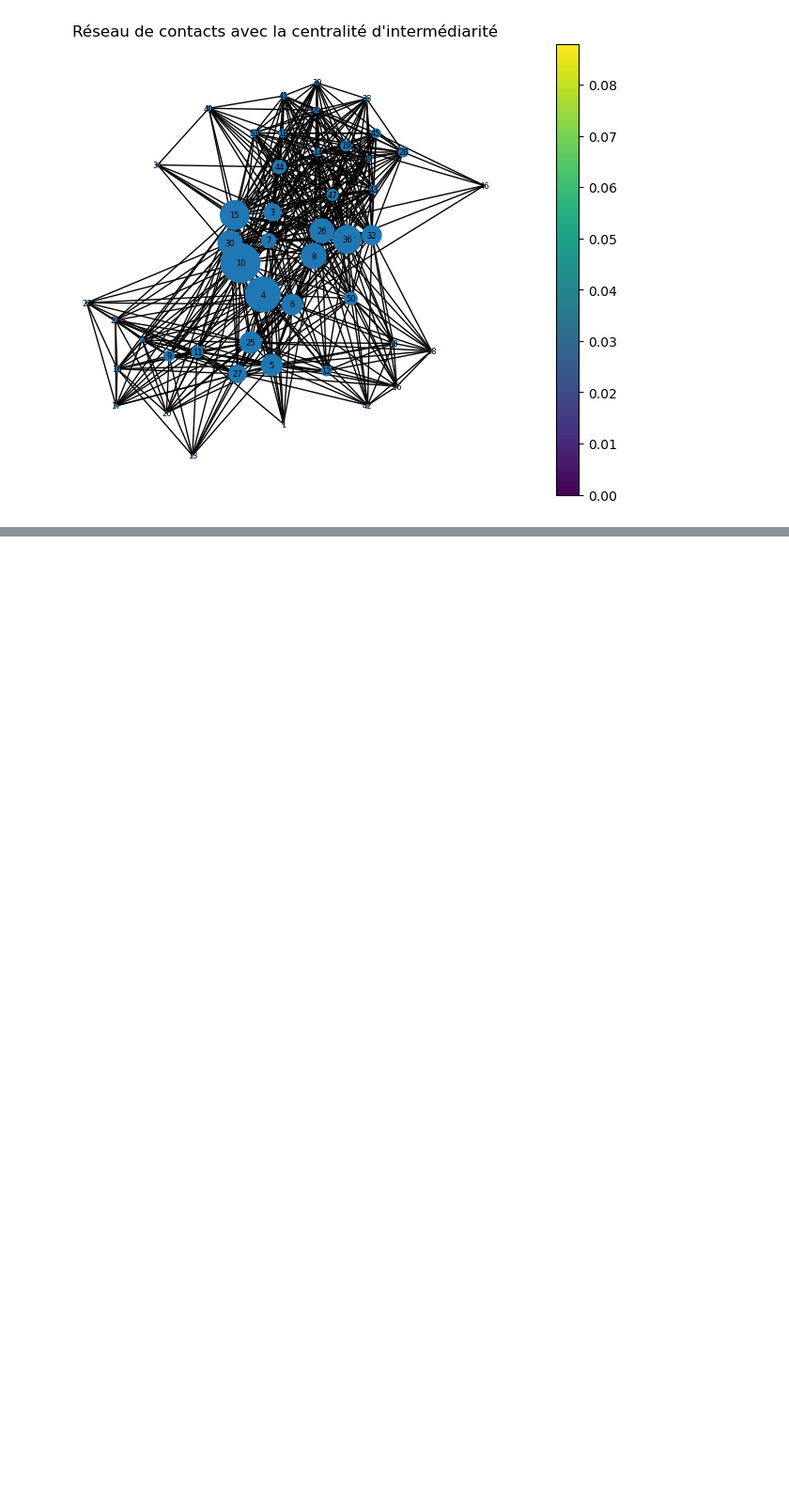
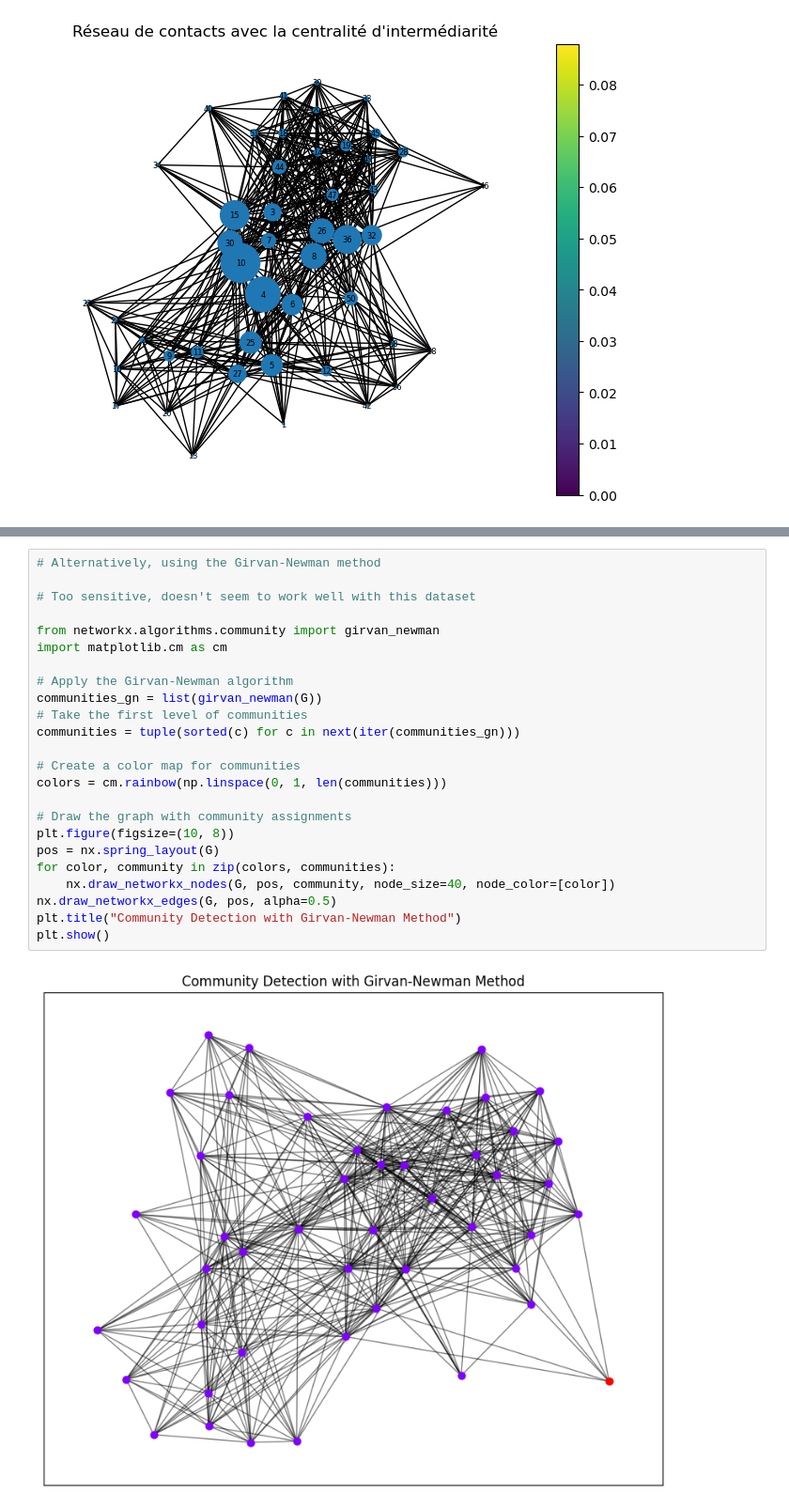
Before and after one commit to Blanblan9/Graph-mining, a Jupyter notebook: GraphMining.ipynb, the cells around one changed output, grey strips where cells are left out. Shown at 94% size. Drawn from its saved outputs; the diff is of its cells as text; blank space fills up the shorter version.

```diff
--- a/GraphMining.ipynb
+++ b/GraphMining.ipynb
@@ -355,0 +469,26 @@ plt.show()
+# %%
+# Alternatively, using the Girvan-Newman method
+
+# Too sensitive, doesn't seem to work well with this dataset
+
+from networkx.algorithms.community import girvan_newman
+import matplotlib.cm as cm
+
+# Apply the Girvan-Newman algorithm
+communities_gn = list(girvan_newman(G))
+# Take the first level of communities
+communities = tuple(sorted(c) for c in next(iter(communities_gn)))
+
+# Create a color map for communities
+colors = cm.rainbow(np.linspace(0, 1, len(communities)))
+
+# Draw the graph with community assignments
+plt.figure(figsize=(10, 8))
+pos = nx.spring_layout(G)
+for color, community in zip(colors, communities):
+    nx.draw_networkx_nodes(G, pos, community, node_size=40, node_color=[color])
+nx.draw_networkx_edges(G, pos, alpha=0.5)
+plt.title("Community Detection with Girvan-Newman Method")
+plt.show()
+# %% [output]
+[figure, added]
```
Also changed, not shown: parts of 6 cells of this notebook.
